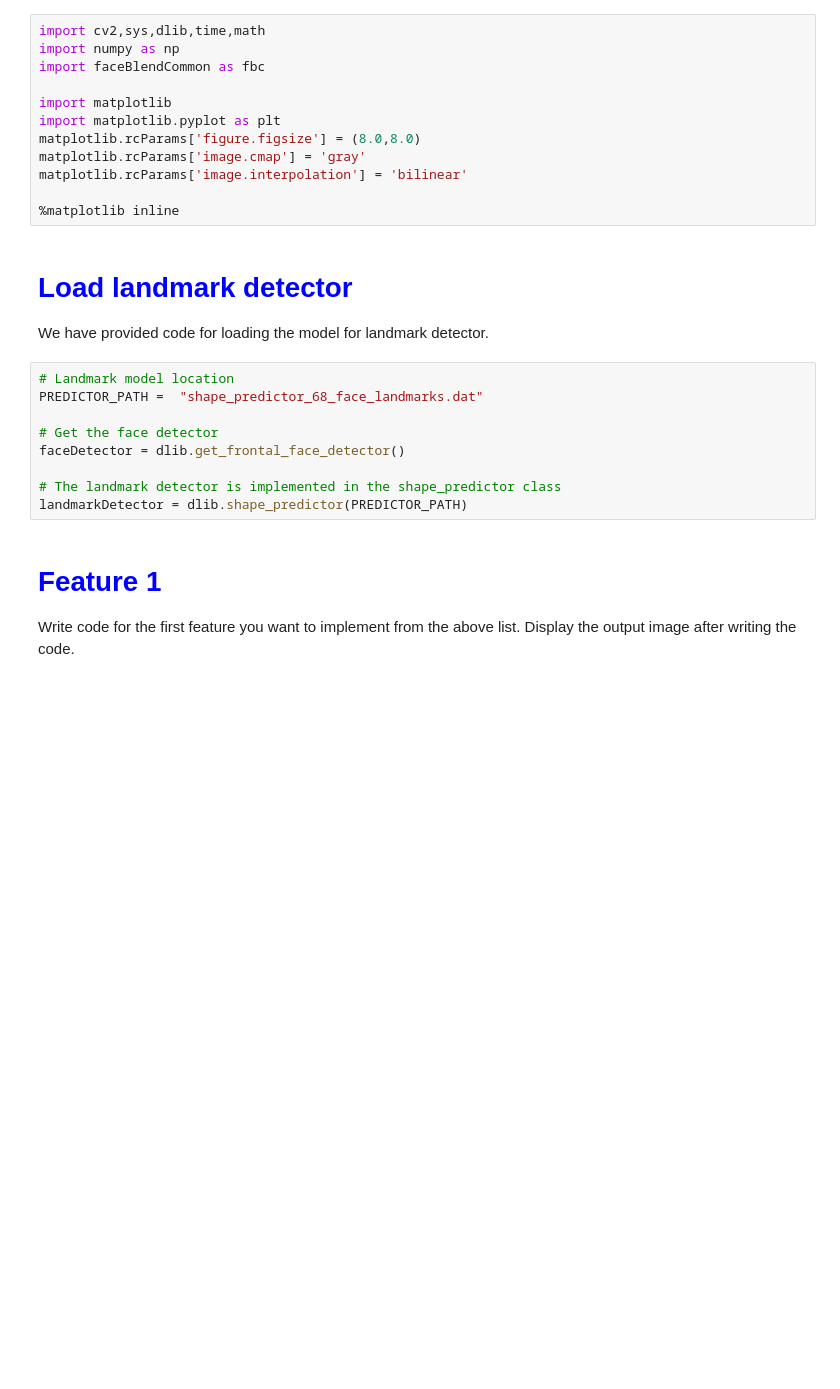
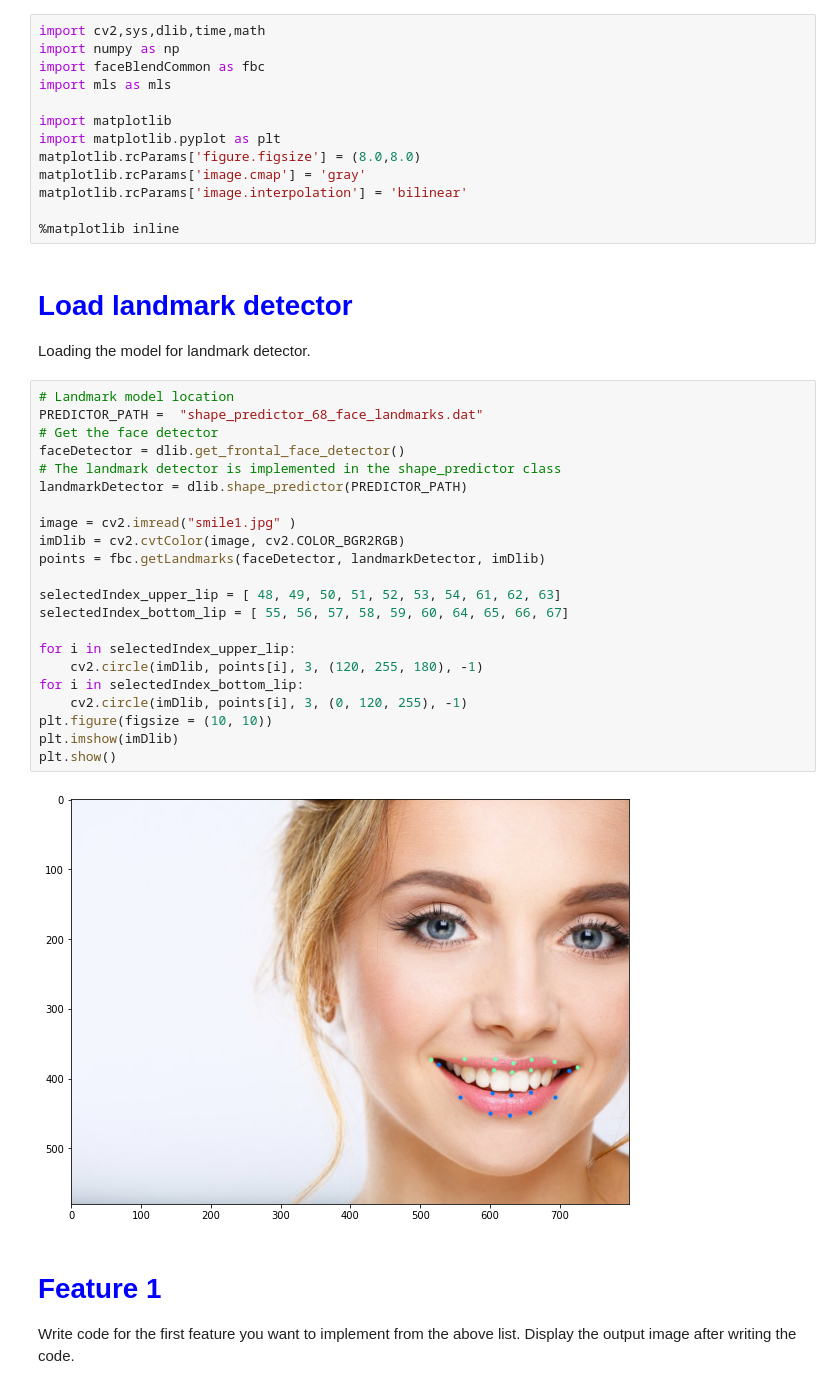
Before and after one commit to vince-CV/cv-facial-landmarks-applications, a Jupyter notebook: Virtual Makeup/virtual-makeup.ipynb, the cells around one changed output. Drawn from its saved outputs; the diff is of its cells as text; blank space fills up the shorter version.

Commit message:
landmarks projects update

```diff
--- a/Virtual Makeup/virtual-makeup.ipynb
+++ b/Virtual Makeup/virtual-makeup.ipynb
@@ -31,6 +9,7 @@ Once you are done, you have to create a video, explaining the main part of the c
 import cv2,sys,dlib,time,math
 import numpy as np
 import faceBlendCommon as fbc
+import mls as mls
 
 import matplotlib
 import matplotlib.pyplot as plt
@@ -41,16 +20,31 @@ matplotlib.rcParams['image.interpolation'] = 'bilinear'
 %matplotlib inline
 # %% [markdown]
 # <font color="blue">Load landmark detector</font>
-We have provided code for loading the model for landmark detector.
+Loading the model for landmark detector.
-# %%
-# Landmark model location
-PREDICTOR_PATH =  "shape_predictor_68_face_landmarks.dat"
-
-# Get the face detector
-faceDetector = dlib.get_frontal_face_detector()
-
-# The landmark detector is implemented in the shape_predictor class
-landmarkDetector = dlib.shape_predictor(PREDICTOR_PATH)
+# %%
+# Landmark model location
+PREDICTOR_PATH =  "shape_predictor_68_face_landmarks.dat"
+# Get the face detector
+faceDetector = dlib.get_frontal_face_detector()
+# The landmark detector is implemented in the shape_predictor class
+landmarkDetector = dlib.shape_predictor(PREDICTOR_PATH)
+
+image = cv2.imread("smile1.jpg" )
+imDlib = cv2.cvtColor(image, cv2.COLOR_BGR2RGB)
+points = fbc.getLandmarks(faceDetector, landmarkDetector, imDlib)
+
+selectedIndex_upper_lip = [ 48, 49, 50, 51, 52, 53, 54, 61, 62, 63]
+selectedIndex_bottom_lip = [ 55, 56, 57, 58, 59, 60, 64, 65, 66, 67]
+
+for i in selectedIndex_upper_lip:
+    cv2.circle(imDlib, points[i], 3, (120, 255, 180), -1)
+for i in selectedIndex_bottom_lip:
+    cv2.circle(imDlib, points[i], 3, (0, 120, 255), -1)
+plt.figure(figsize = (10, 10))
+plt.imshow(imDlib)
+plt.show()
+# %% [output]
+[figure, added]
 # %% [markdown]
 # <font color="blue">Feature 1</font>
 Write code for the first feature you want to implement from the above list. Display the output image after writing the code.
```
Also changed, not shown: parts of 10 cells of this notebook, 5 other files.
